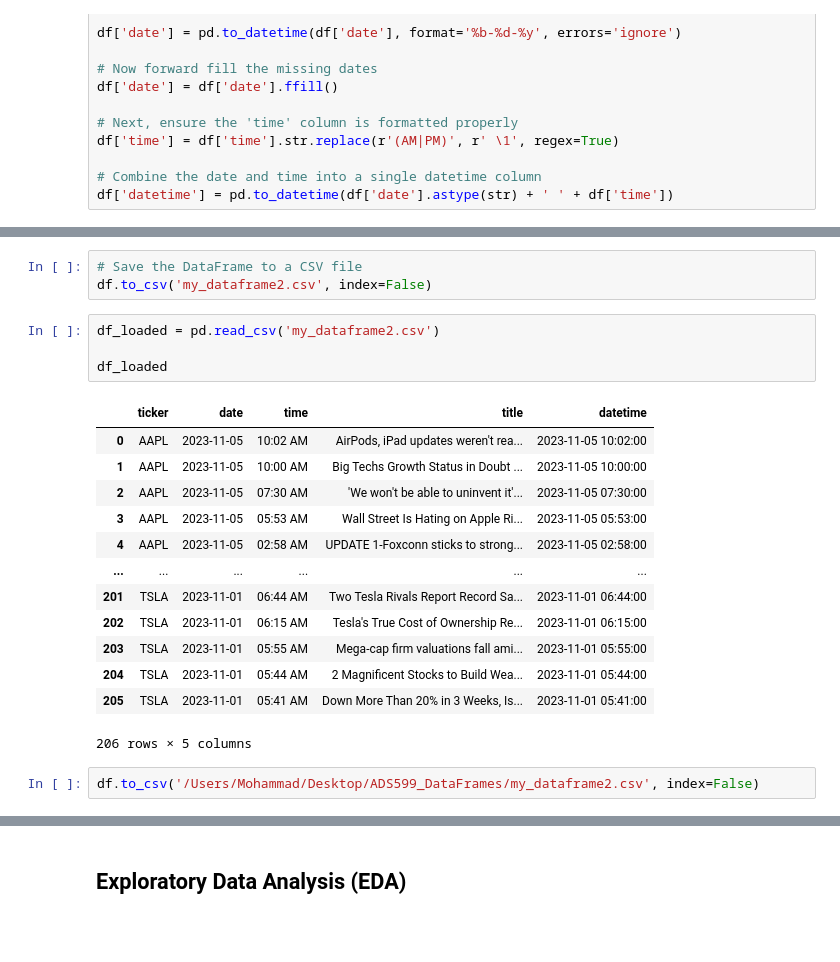
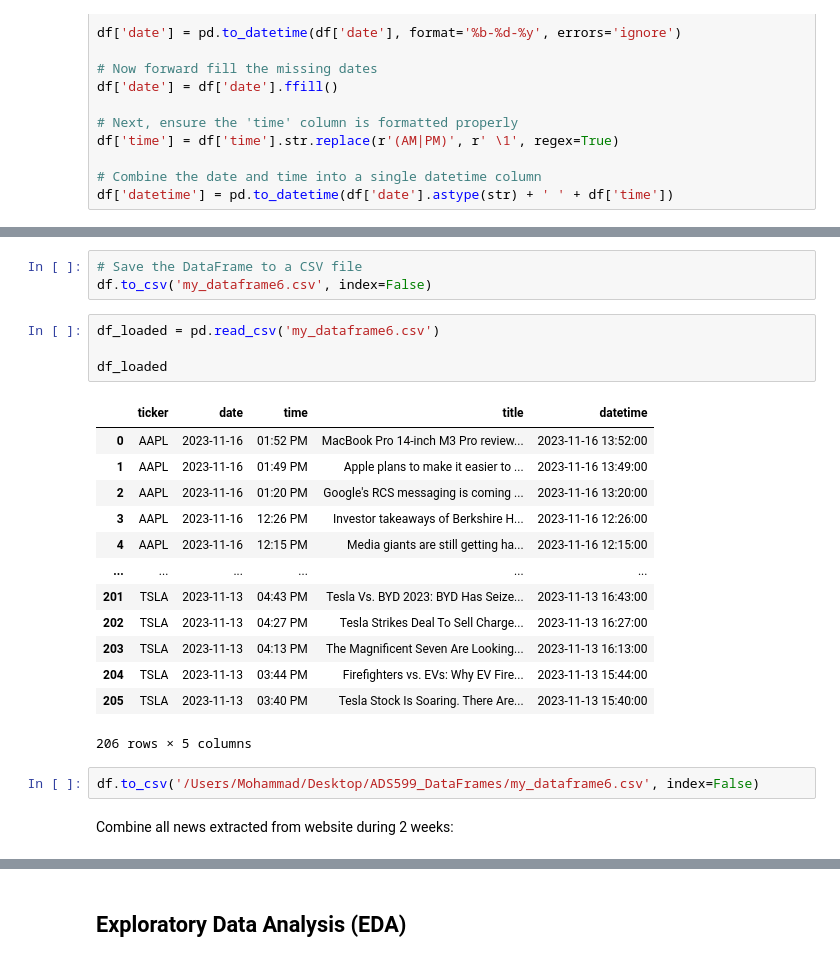
Before and after one commit to mmahmoudighaznavi/Harnessing-the-Power-of-News-in-Stock-Market-Predictions-Incorporating-News-Analysis, a Jupyter notebook: SentimetAnalysis_599.ipynb, the cells around one changed output, grey strips where cells are left out. Cells and saved outputs as stored; diff of their text form; blank space fills up the shorter version.

```diff
--- a/SentimetAnalysis_599.ipynb
+++ b/SentimetAnalysis_599.ipynb
@@ -126,24 +127,26 @@ df
 206 rows × 5 columns
 # %%
 # Save the DataFrame to a CSV file
-df.to_csv('my_dataframe2.csv', index=False)
+df.to_csv('my_dataframe6.csv', index=False)
 # %%
-df_loaded = pd.read_csv('my_dataframe2.csv')
+df_loaded = pd.read_csv('my_dataframe6.csv')
 
 df_loaded
 # %% [output]
 |  | ticker | date | time | title | datetime |
-| 0 | AAPL | 2023-11-05 | 10:02 AM | AirPods, iPad updates weren't rea... | 2023-11-05 10:02:00 |
-| 1 | AAPL | 2023-11-05 | 10:00 AM | Big Techs Growth Status in Doubt ... | 2023-11-05 10:00:00 |
-| 2 | AAPL | 2023-11-05 | 07:30 AM | 'We won't be able to uninvent it'... | 2023-11-05 07:30:00 |
-| 3 | AAPL | 2023-11-05 | 05:53 AM | Wall Street Is Hating on Apple Ri... | 2023-11-05 05:53:00 |
-| 4 | AAPL | 2023-11-05 | 02:58 AM | UPDATE 1-Foxconn sticks to strong... | 2023-11-05 02:58:00 |
+| 0 | AAPL | 2023-11-16 | 01:52 PM | MacBook Pro 14-inch M3 Pro review... | 2023-11-16 13:52:00 |
+| 1 | AAPL | 2023-11-16 | 01:49 PM | Apple plans to make it easier to ... | 2023-11-16 13:49:00 |
+| 2 | AAPL | 2023-11-16 | 01:20 PM | Google's RCS messaging is coming ... | 2023-11-16 13:20:00 |
+| 3 | AAPL | 2023-11-16 | 12:26 PM | Investor takeaways of Berkshire H... | 2023-11-16 12:26:00 |
+| 4 | AAPL | 2023-11-16 | 12:15 PM | Media giants are still getting ha... | 2023-11-16 12:15:00 |
 | ... | ... | ... | ... | ... | ... |
-| 201 | TSLA | 2023-11-01 | 06:44 AM | Two Tesla Rivals Report Record Sa... | 2023-11-01 06:44:00 |
-| 202 | TSLA | 2023-11-01 | 06:15 AM | Tesla's True Cost of Ownership Re... | 2023-11-01 06:15:00 |
-| 203 | TSLA | 2023-11-01 | 05:55 AM | Mega-cap firm valuations fall ami... | 2023-11-01 05:55:00 |
-| 204 | TSLA | 2023-11-01 | 05:44 AM | 2 Magnificent Stocks to Build Wea... | 2023-11-01 05:44:00 |
-| 205 | TSLA | 2023-11-01 | 05:41 AM | Down More Than 20% in 3 Weeks, Is... | 2023-11-01 05:41:00 |
+| 201 | TSLA | 2023-11-13 | 04:43 PM | Tesla Vs. BYD 2023: BYD Has Seize... | 2023-11-13 16:43:00 |
+| 202 | TSLA | 2023-11-13 | 04:27 PM | Tesla Strikes Deal To Sell Charge... | 2023-11-13 16:27:00 |
+| 203 | TSLA | 2023-11-13 | 04:13 PM | The Magnificent Seven Are Looking... | 2023-11-13 16:13:00 |
+| 204 | TSLA | 2023-11-13 | 03:44 PM | Firefighters vs. EVs: Why EV Fire... | 2023-11-13 15:44:00 |
+| 205 | TSLA | 2023-11-13 | 03:40 PM | Tesla Stock Is Soaring. There Are... | 2023-11-13 15:40:00 |
 206 rows × 5 columns
 # %%
-df.to_csv('/Users/Mohammad/Desktop/ADS599_DataFrames/my_dataframe2.csv', index=False)
+df.to_csv('/Users/Mohammad/Desktop/ADS599_DataFrames/my_dataframe6.csv', index=False)
+# %% [markdown]
+Combine all news extracted from website during 2 weeks:
```
Also changed, not shown: parts of 35 cells of this notebook.
